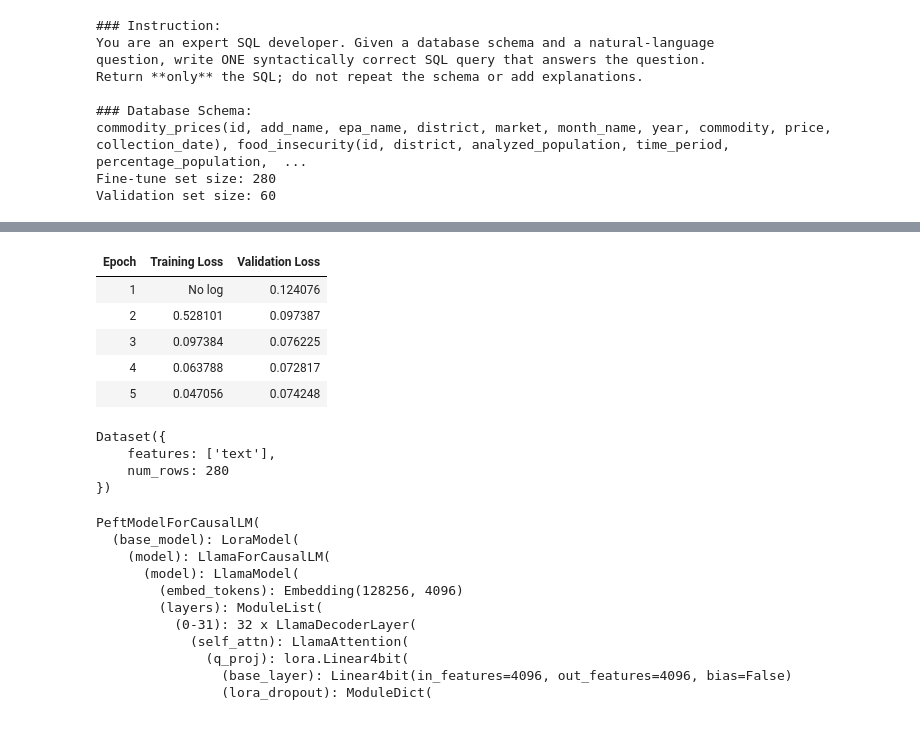
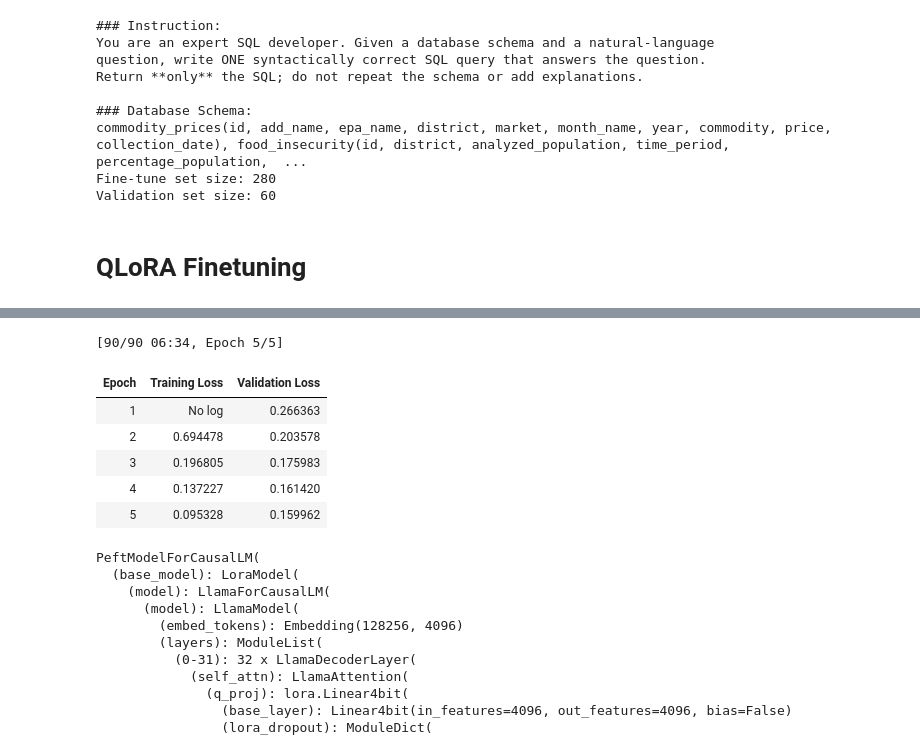
Before and after one commit to dmatekenya/chichewa-text2sql, a Jupyter notebook: notebooks/qlora_llama38B_chichewa.ipynb, the cells around one changed output, grey strips where cells are left out. Saved outputs shown, nothing was run; the diff lists cells and outputs as text; code cells hidden in the pictures.

```diff
--- a/notebooks/qlora_english.ipynb
+++ b/notebooks/qlora_llama38B_chichewa.ipynb
@@ -110,7 +113,7 @@ Test size:  60
 from transformers import AutoModelForCausalLM, AutoTokenizer
 import torch
 
-model_name = "meta-llama/Llama-3.1-8B"  # use preferred model
+model_name = "meta-llama/Llama-3.1-8B-Instruct"  # use preferred model
 tokenizer  = AutoTokenizer.from_pretrained(model_name)
 model      = AutoModelForCausalLM.from_pretrained(
     model_name,
@@ -186,7 +189,7 @@ def make_prompt(example):
 
         f"### Database Schema:\n{schema_str}\n\n"
 
-        f"### Question:\n{example['question_en']}\n\n" # Use 'question_en' for the English question
+        f"### Question:\n{example['question_ny']}\n\n"
 
         "### SQL:\n"
         f"{example['sql_statement'].strip()}" # Use 'sql_statement' for the SQL query
@@ -212,6 +215,8 @@ Return **only** the SQL; do not repeat the schema or add explanations.
 commodity_prices(id, add_name, epa_name, district, market, month_name, year, commodity, price, collection_date), food_insecurity(id, district, analyzed_population, time_period, percentage_population,  ...
 Fine-tune set size: 280
 Validation set size: 60
+# %% [markdown]
+# QLoRA Finetuning
 # %%
 from transformers import BitsAndBytesConfig, AutoModelForCausalLM
 
@@ -253,7 +258,7 @@ from transformers import TrainingArguments
 from trl import SFTTrainer           # same as before
 
 args = TrainingArguments(
-    output_dir                  = "/content/llama3_8b_spider_qlora",
+    output_dir                  = "/content/drive/MyDrive/chichewa-text2sql/models/llama3_8b_qlora_chichewa",
     per_device_train_batch_size = 2,
     gradient_accumulation_steps = 8,          # effective batch 16
     num_train_epochs            = 5,
@@ -267,7 +272,7 @@ args = TrainingArguments(
     logging_strategy            = "steps",
     logging_steps               = 20,
     load_best_model_at_end      = True,
-    metric_for_best_model       = "eval_loss", # Changed to 'eval_loss'
+    metric_for_best_model       = "eval_loss",
     greater_is_better           = False
 )
 
@@ -285,16 +290,10 @@ trainer.save_model(args.output_dir)     # LoRA adapters + config only (~350 MB)
+[90/90 06:34, Epoch 5/5]
 | Epoch | Training Loss | Validation Loss |
-| 1 | No log | 0.124076 |
-| 2 | 0.528101 | 0.097387 |
-| 3 | 0.097384 | 0.076225 |
-| 4 | 0.063788 | 0.072817 |
-| 5 | 0.047056 | 0.074248 |
+| 1 | No log | 0.266363 |
+| 2 | 0.694478 | 0.203578 |
+| 3 | 0.196805 | 0.175983 |
+| 4 | 0.137227 | 0.161420 |
+| 5 | 0.095328 | 0.159962 |
-# %%
-train_dataset
-# %% [output]
-Dataset({
-    features: ['text'],
-    num_rows: 280
-})
 # %%
 import torch, gc
 from peft import PeftModel # Import PeftModel
```
Also changed, not shown: parts of 13 cells of this notebook, 12 other files.
